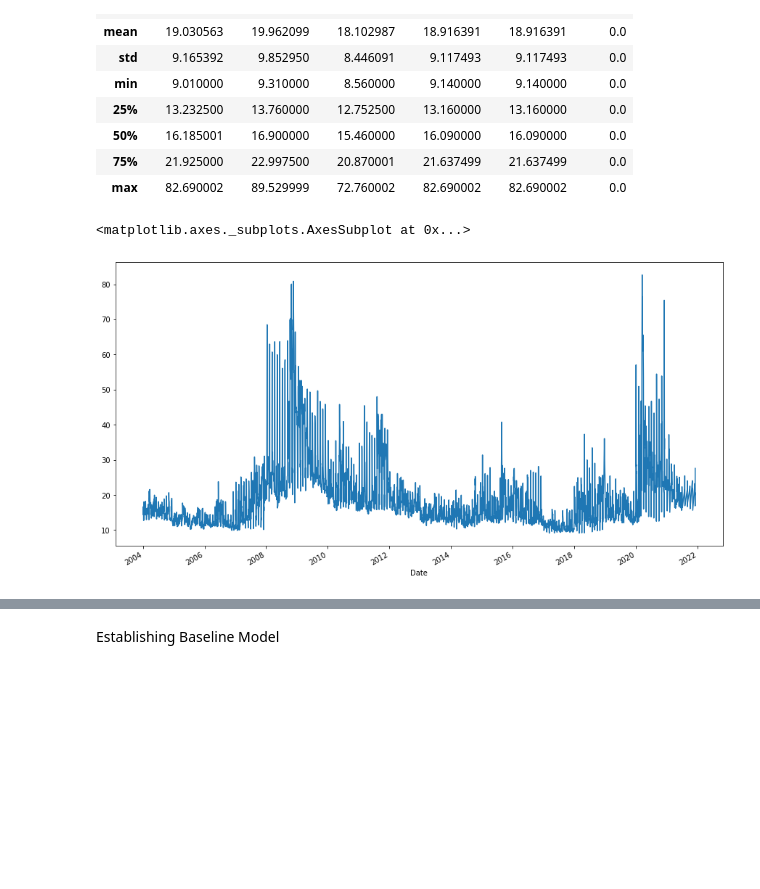
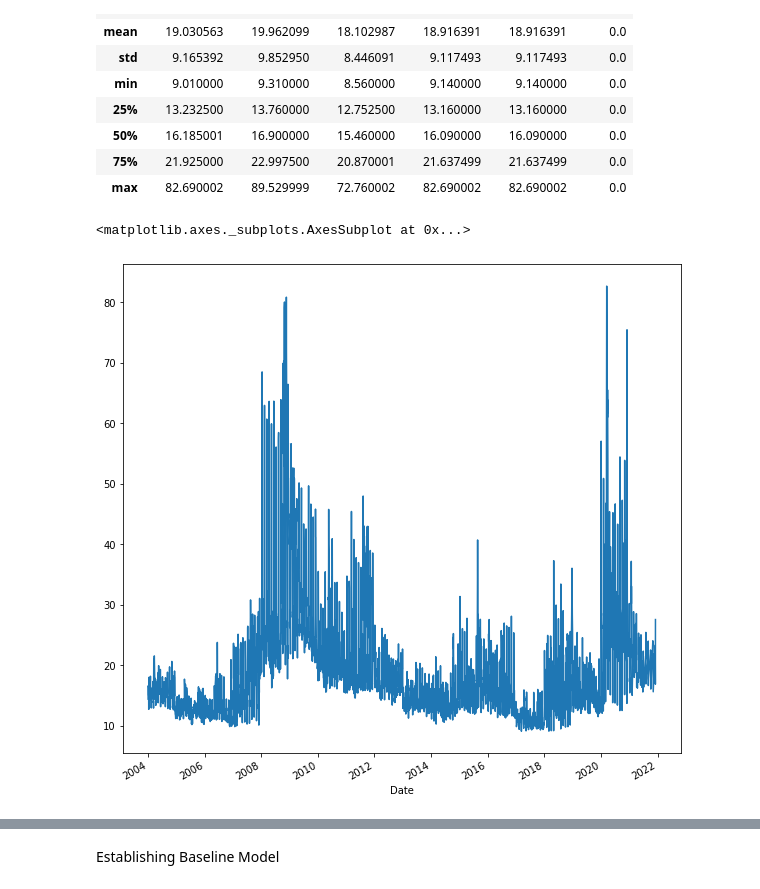
Before and after one commit to kahhotan/Coding-Projects, a Jupyter notebook: Time_Series.ipynb, the cells around one changed output, grey strips where cells are left out. Saved outputs shown, nothing was run; the diff lists cells and outputs as text; code cells hidden in the pictures; blank space fills up the shorter version.

```diff
--- a/Time_Series.ipynb
+++ b/Time_Series.ipynb
@@ -25,6 +38,8 @@ Load Data
 # %%
 #Load dataframe
-df = pd.read_csv("/content/VIX.csv", index_col = 'Date', parse_dates = True)
+vix = pd.read_csv("/content/VIX.csv", index_col = 'Date', parse_dates = ['Date'])
+# %%
+vix.sort_index(inplace=True)
 # %% [markdown]
 Data Exploration and Preprocessing
 # %%
@@ -41,3 +56,3 @@ df.head()
 # %%
-df = df.loc['2004':] #Select 2004 onwards due to calculation changes in VIX
+vix = vix.loc['2004':] #Select 2004 onwards due to calculation changes in VIX
 # %%
@@ -53,10 +68,10 @@ df.describe()
 | 75% | 21.925000 | 22.997500 | 20.870001 | 21.637499 | 21.637499 | 0.0 |
 | max | 82.690002 | 89.529999 | 72.760002 | 82.690002 | 82.690002 | 0.0 |
 # %%
-df ['Adj Close'].plot(figsize = (15,8))
+vix ['Adj Close'].plot(figsize = (10,10))
 # %% [output]
 <matplotlib.axes._subplots.AxesSubplot at 0x...>
-[figure, old version]
+[figure, new version]
 # %%
 #Observing Time Series Components
 
```
Also changed, not shown: parts of 7 cells of this notebook.
